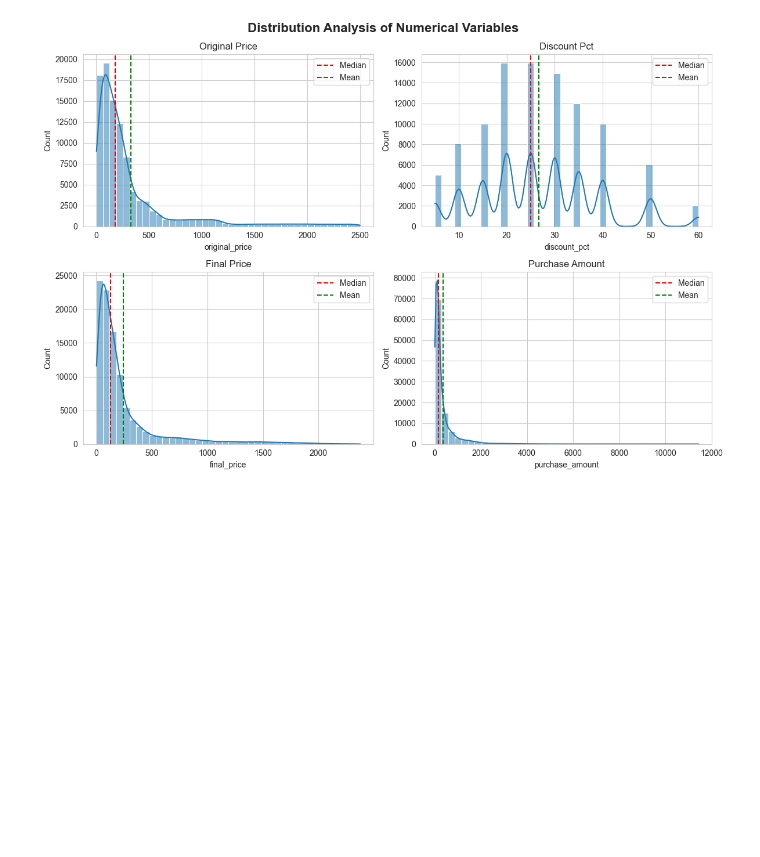
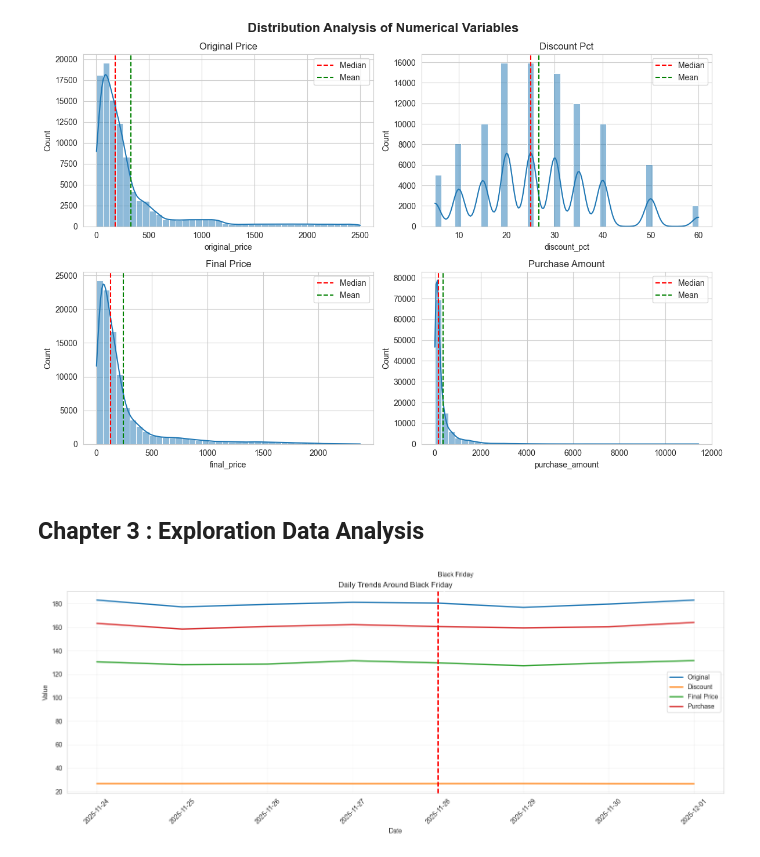
Before and after one commit to fathirrizkifadillah/Black-Friday, a Jupyter notebook: main.ipynb, the cells around one changed output. Drawn from its saved outputs; the diff is of its cells as text; code cells hidden in the pictures; blank space fills up the shorter version.

```diff
--- a/main.ipynb
+++ b/main.ipynb
@@ -266,3 +285,71 @@ plt.tight_layout()
 plt.show()
 # %% [output]
 [figure]
+# %% [markdown]
+## Chapter 3 : Exploration Data Analysis
+# %%
+df_daily = (
+    df.groupby(df['date'].dt.date)
+      .agg(
+          original=('original_price', 'median'),
+          discount=('discount_pct', 'mean'),
+          final_price=('final_price', 'median'),
+          purchase=('purchase_amount', 'median')
+      )
+      .reset_index()
+)
+
+fig, ax = plt.subplots(figsize=(15, 6))
+
+cols = [
+    ('original', 'Original'),
+    ('discount', 'Discount'),
+    ('final_price', 'Final Price'),
+    ('purchase', 'Purchase')
+]
+
+for col, label in cols:
+    ax.plot(
+        df_daily['date'],
+        df_daily[col],
+        linewidth=2,
+        label=label
+    )
+
+black_friday_date = df.loc[
+    df['is_black_friday'] == 1,
+    'date'
+].dt.date.iloc[0]
+
+ax.axvline(
+    black_friday_date,
+    color='red',
+    linestyle='--',
+    linewidth=2
+)
+
+ax.annotate(
+    'Black Friday',
+    xy=(
+        black_friday_date,
+        df_daily['original'].max()
+    ),
+    xytext=(
+        black_friday_date,
+        df_daily['original'].max() + 20
+    ),
+    arrowprops=dict(arrowstyle='->')
+)
+
+ax.set_title('Daily Trends Around Black Friday')
+ax.set_xlabel('Date')
+ax.set_ylabel('Value')
+
+ax.grid(True, alpha=0.3)
+ax.legend()
+
+plt.xticks(rotation=45)
+plt.tight_layout()
+plt.show()
+# %% [output]
+[figure, added]
```
Also changed, not shown: parts of 4 cells of this notebook, 1 other file.
